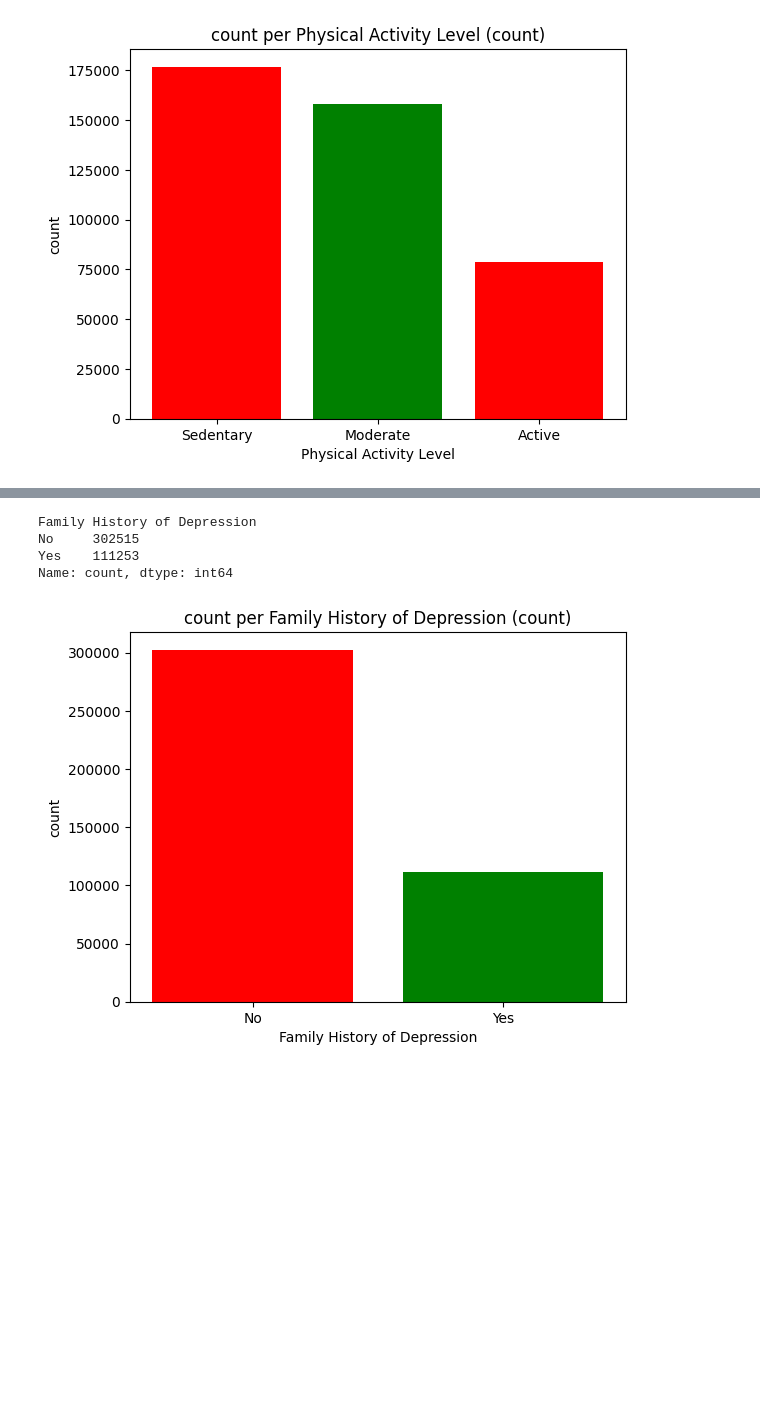
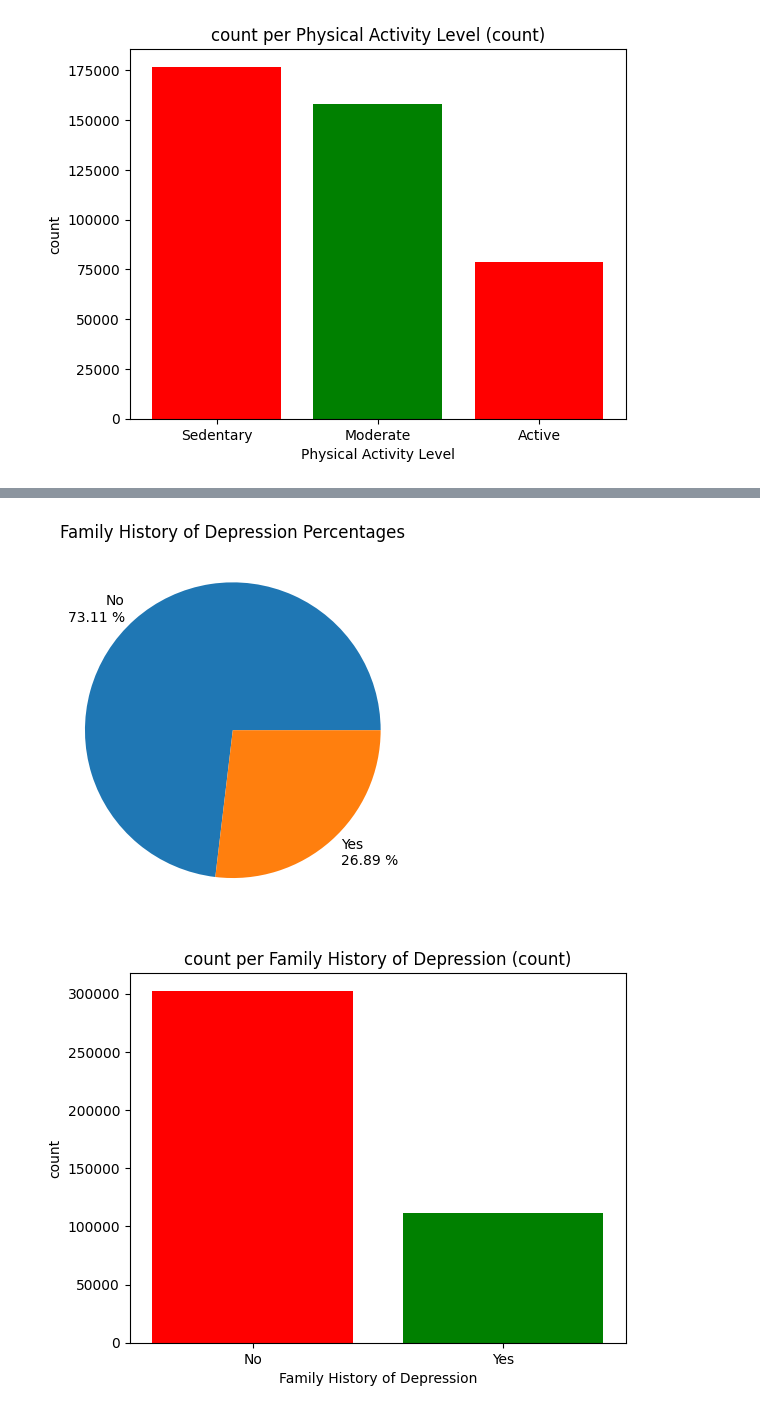
Before and after one commit to ShaQ90/week3_project, a Jupyter notebook: notebooks/data_testing_tiago.ipynb, the cells around one changed output, grey strips where cells are left out. Drawn from its saved outputs; the diff is of its cells as text; code cells hidden in the pictures; blank space fills up the shorter version.

```diff
--- a/notebooks/data_testing_tiago.ipynb
+++ b/notebooks/data_testing_tiago.ipynb
@@ -38,11 +42,9 @@ func.plot_drawing_single(new_df,"count")
 # %%
-new_df = df["Family History of Depression"].value_counts()
+new_df = func.creat_df_count(df,"Family History of Depression").copy()
 new_df
+func.plot_drawing_pie_count(new_df)
 # %% [output]
-Family History of Depression
-No     302515
-Yes    111253
-Name: count, dtype: int64
+[figure, added]
 # %%
 new_df = func.creat_df_count(df,"Family History of Depression").copy()
 func.plot_drawing_single(new_df,"count")
```
Also changed, not shown: parts of 10 cells of this notebook, 6 other files.
